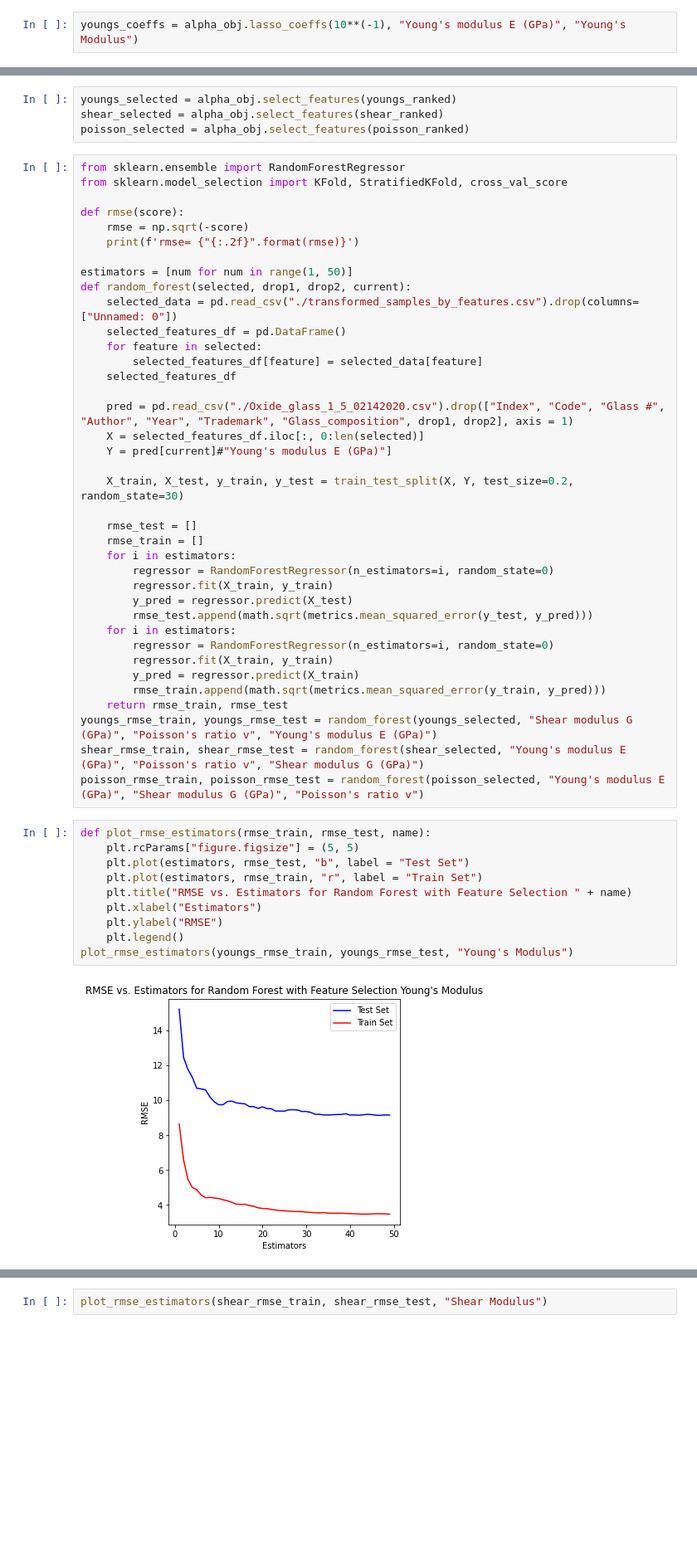
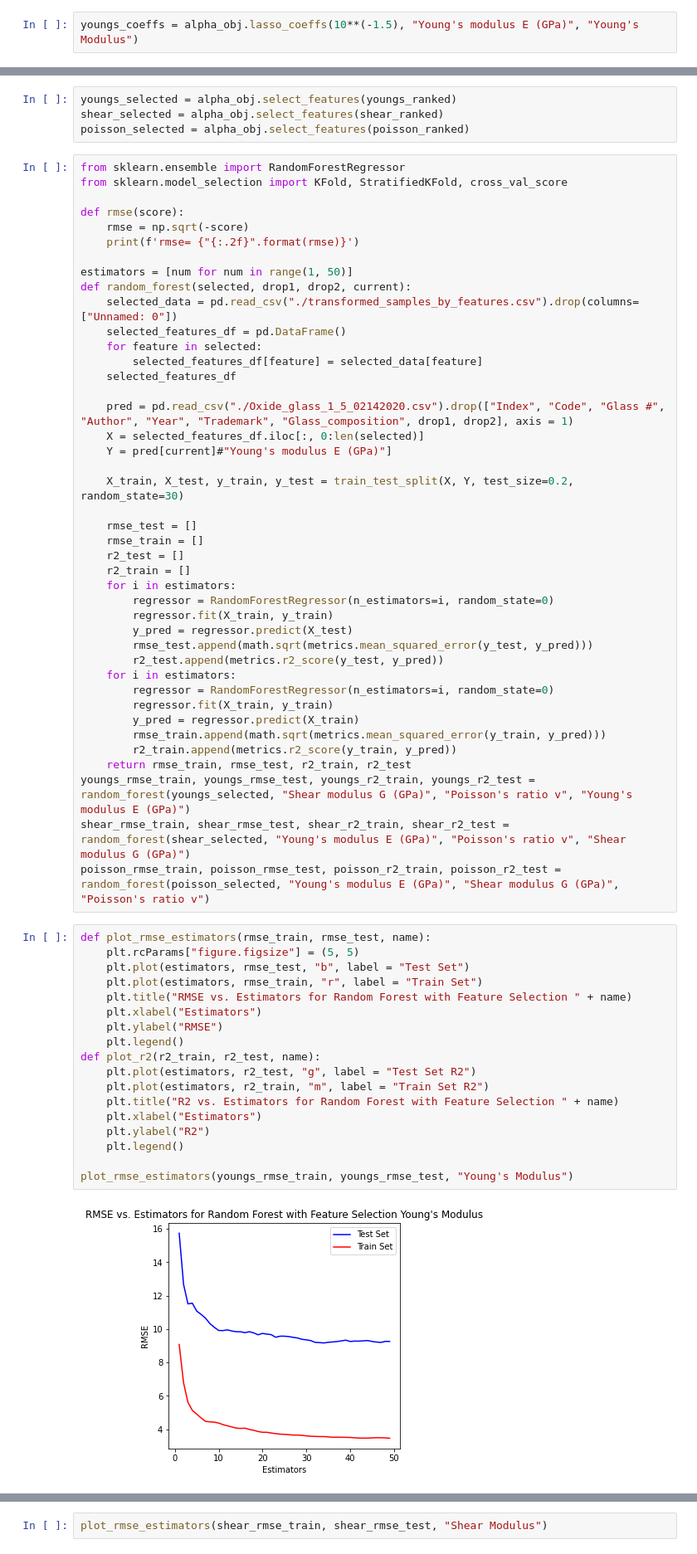
Before and after one commit to zachang890/ML_Research---Glass, a Jupyter notebook: lasso_feature_select_wk5-6.ipynb, the cells around one changed output, grey strips where cells are left out. Shown at 83% size. Saved outputs shown, nothing was run; the diff lists cells and outputs as text; blank space fills up the shorter version.

Commit message:
R2 graphs

```diff
--- a/lasso_feature_select_wk5-6.ipynb
+++ b/lasso_feature_select_wk5-6.ipynb
@@ -135,5 +129,5 @@ alpha_obj.plot_rmse_alpha(poisson_average_rmse_train, poisson_average_rmse_test,
 # %% [output]
 [figure]
 # %%
-youngs_coeffs = alpha_obj.lasso_coeffs(10**(-1), "Young's modulus E (GPa)", "Young's Modulus")
+youngs_coeffs = alpha_obj.lasso_coeffs(10**(-1.5), "Young's modulus E (GPa)", "Young's Modulus")
 # %% [output]
@@ -186,29 +180,41 @@ def random_forest(selected, drop1, drop2, current):
 
     rmse_test = []
     rmse_train = []
+    r2_test = []
+    r2_train = []
     for i in estimators:
         regressor = RandomForestRegressor(n_estimators=i, random_state=0)
         regressor.fit(X_train, y_train)
         y_pred = regressor.predict(X_test)
         rmse_test.append(math.sqrt(metrics.mean_squared_error(y_test, y_pred)))
+        r2_test.append(metrics.r2_score(y_test, y_pred))
     for i in estimators:
         regressor = RandomForestRegressor(n_estimators=i, random_state=0)
         regressor.fit(X_train, y_train)
         y_pred = regressor.predict(X_train)
         rmse_train.append(math.sqrt(metrics.mean_squared_error(y_train, y_pred)))
-    return rmse_train, rmse_test
-youngs_rmse_train, youngs_rmse_test = random_forest(youngs_selected, "Shear modulus G (GPa)", "Poisson's ratio v", "Young's modulus E (GPa)")
-shear_rmse_train, shear_rmse_test = random_forest(shear_selected, "Young's modulus E (GPa)", "Poisson's ratio v", "Shear modulus G (GPa)")
-poisson_rmse_train, poisson_rmse_test = random_forest(poisson_selected, "Young's modulus E (GPa)", "Shear modulus G (GPa)", "Poisson's ratio v")
+        r2_train.append(metrics.r2_score(y_train, y_pred))
+    return rmse_train, rmse_test, r2_train, r2_test
+youngs_rmse_train, youngs_rmse_test, youngs_r2_train, youngs_r2_test = random_forest(youngs_selected, "Shear modulus G (GPa)", "Poisson's ratio v", "Young's modulus E (GPa)")
+shear_rmse_train, shear_rmse_test, shear_r2_train, shear_r2_test = random_forest(shear_selected, "Young's modulus E (GPa)", "Poisson's ratio v", "Shear modulus G (GPa)")
+poisson_rmse_train, poisson_rmse_test, poisson_r2_train, poisson_r2_test = random_forest(poisson_selected, "Young's modulus E (GPa)", "Shear modulus G (GPa)", "Poisson's ratio v")
 # %%
 def plot_rmse_estimators(rmse_train, rmse_test, name):
     plt.rcParams["figure.figsize"] = (5, 5)
     plt.plot(estimators, rmse_test, "b", label = "Test Set")
     plt.plot(estimators, rmse_train, "r", label = "Train Set")
     plt.title("RMSE vs. Estimators for Random Forest with Feature Selection " + name)
     plt.xlabel("Estimators")
     plt.ylabel("RMSE")
     plt.legend()
+def plot_r2(r2_train, r2_test, name):
+    plt.plot(estimators, r2_test, "g", label = "Test Set R2")
+    plt.plot(estimators, r2_train, "m", label = "Train Set R2")
+    plt.title("R2 vs. Estimators for Random Forest with Feature Selection " + name)
+    plt.xlabel("Estimators")
+    plt.ylabel("R2")
+    plt.legend()
+
 plot_rmse_estimators(youngs_rmse_train, youngs_rmse_test, "Young's Modulus")
 # %% [output]
-[figure, old version]
+[figure, new version]
```
Also changed, not shown: parts of 5 cells of this notebook.
